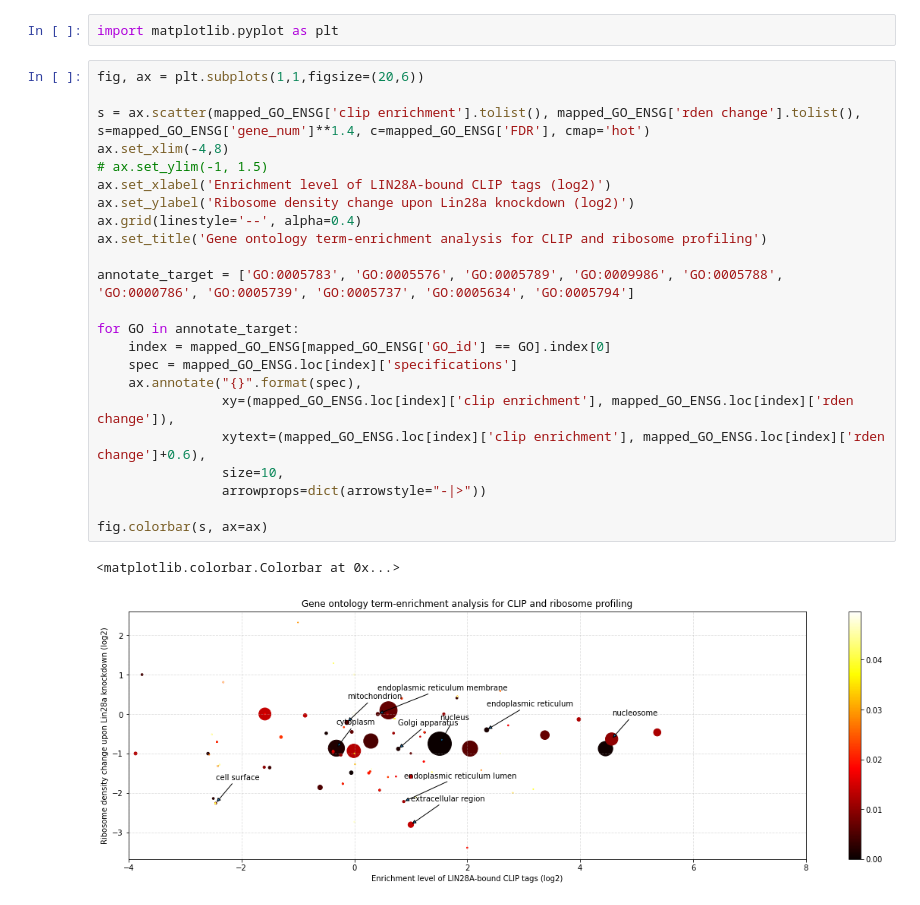
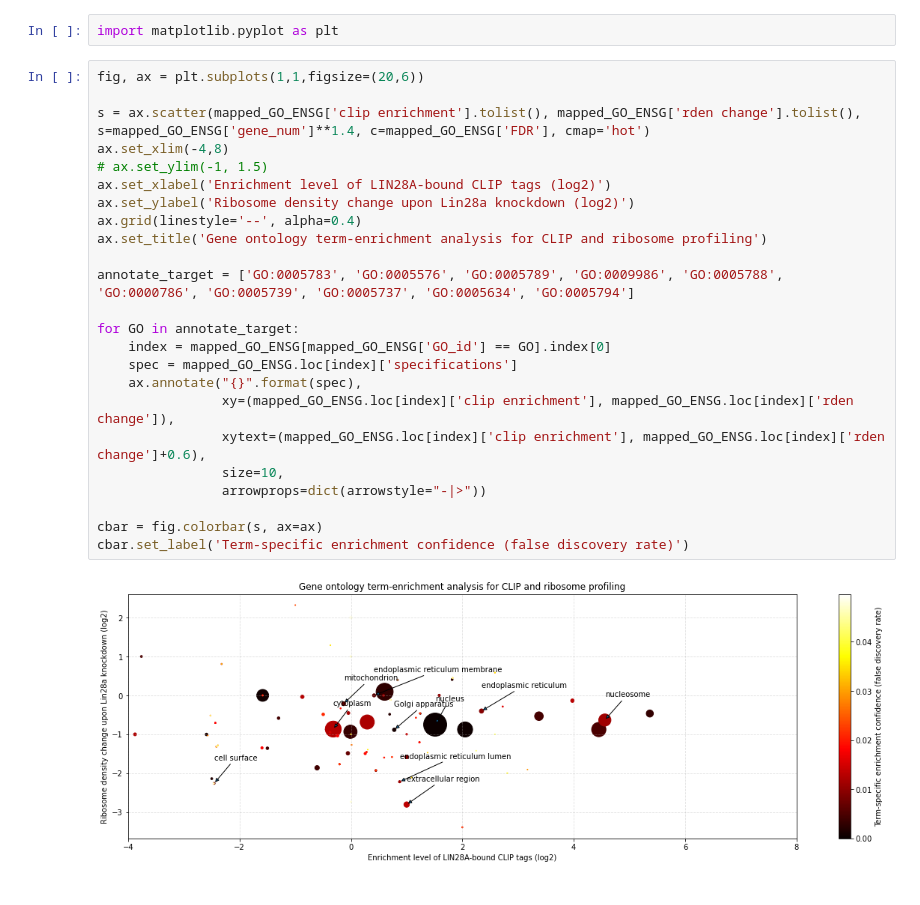
Before and after one commit to yoojunghan/bioinfo-term-project, a Jupyter notebook: notebooks/Own_Analysis_Fig5A.ipynb, the cells around one changed output. Saved outputs shown, nothing was run; the diff lists cells and outputs as text.

Commit message:
colorbar label added

```diff
--- a/notebooks/Own_Analysis_Fig5A.ipynb
+++ b/notebooks/Own_Analysis_Fig5A.ipynb
@@ -247,26 +247,26 @@ import matplotlib.pyplot as plt
 # %%
 fig, ax = plt.subplots(1,1,figsize=(20,6))
 
 s = ax.scatter(mapped_GO_ENSG['clip enrichment'].tolist(), mapped_GO_ENSG['rden change'].tolist(), s=mapped_GO_ENSG['gene_num']**1.4, c=mapped_GO_ENSG['FDR'], cmap='hot')
 ax.set_xlim(-4,8)
 # ax.set_ylim(-1, 1.5)
 ax.set_xlabel('Enrichment level of LIN28A-bound CLIP tags (log2)')
 ax.set_ylabel('Ribosome density change upon Lin28a knockdown (log2)')
 ax.grid(linestyle='--', alpha=0.4)
 ax.set_title('Gene ontology term-enrichment analysis for CLIP and ribosome profiling')
 
 annotate_target = ['GO:0005783', 'GO:0005576', 'GO:0005789', 'GO:0009986', 'GO:0005788', 'GO:0000786', 'GO:0005739', 'GO:0005737', 'GO:0005634', 'GO:0005794']
 
 for GO in annotate_target:
     index = mapped_GO_ENSG[mapped_GO_ENSG['GO_id'] == GO].index[0]
     spec = mapped_GO_ENSG.loc[index]['specifications']
     ax.annotate("{}".format(spec),
                 xy=(mapped_GO_ENSG.loc[index]['clip enrichment'], mapped_GO_ENSG.loc[index]['rden change']),
                 xytext=(mapped_GO_ENSG.loc[index]['clip enrichment'], mapped_GO_ENSG.loc[index]['rden change']+0.6),
                 size=10,
                 arrowprops=dict(arrowstyle="-|>"))
 
-fig.colorbar(s, ax=ax)
+cbar = fig.colorbar(s, ax=ax)
+cbar.set_label('Term-specific enrichment confidence (false discovery rate)')
 # %% [output]
-<matplotlib.colorbar.Colorbar at 0x...>
-[figure, old version]
+[figure, new version]
```
Also changed, not shown: parts of 2 cells of this notebook.
